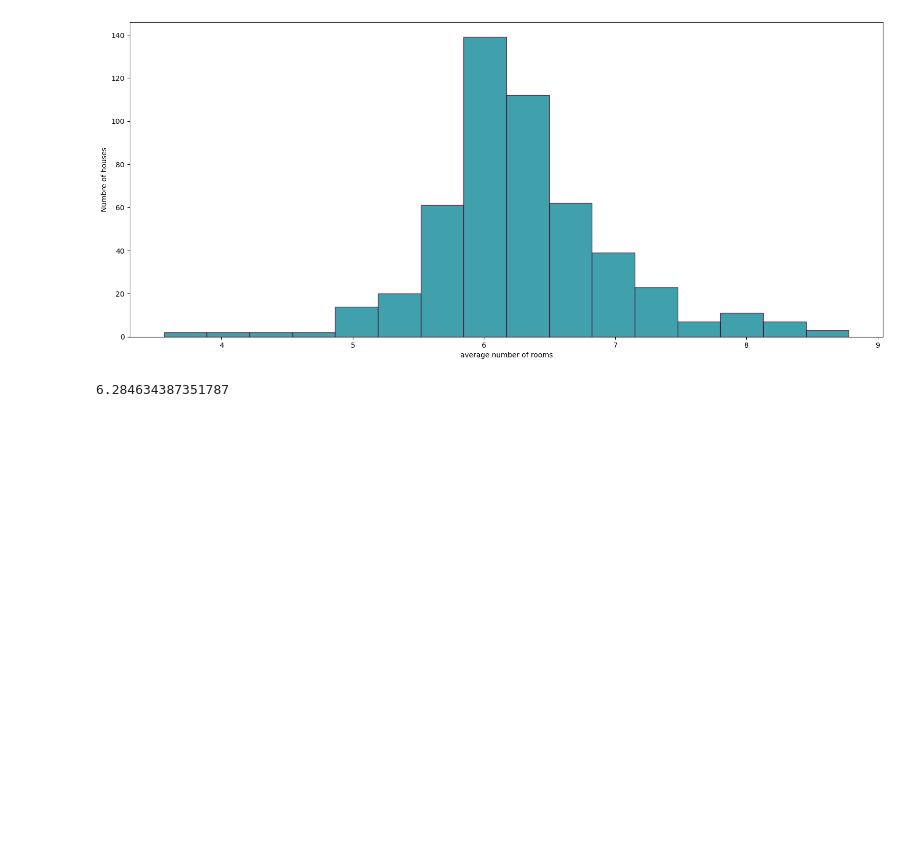
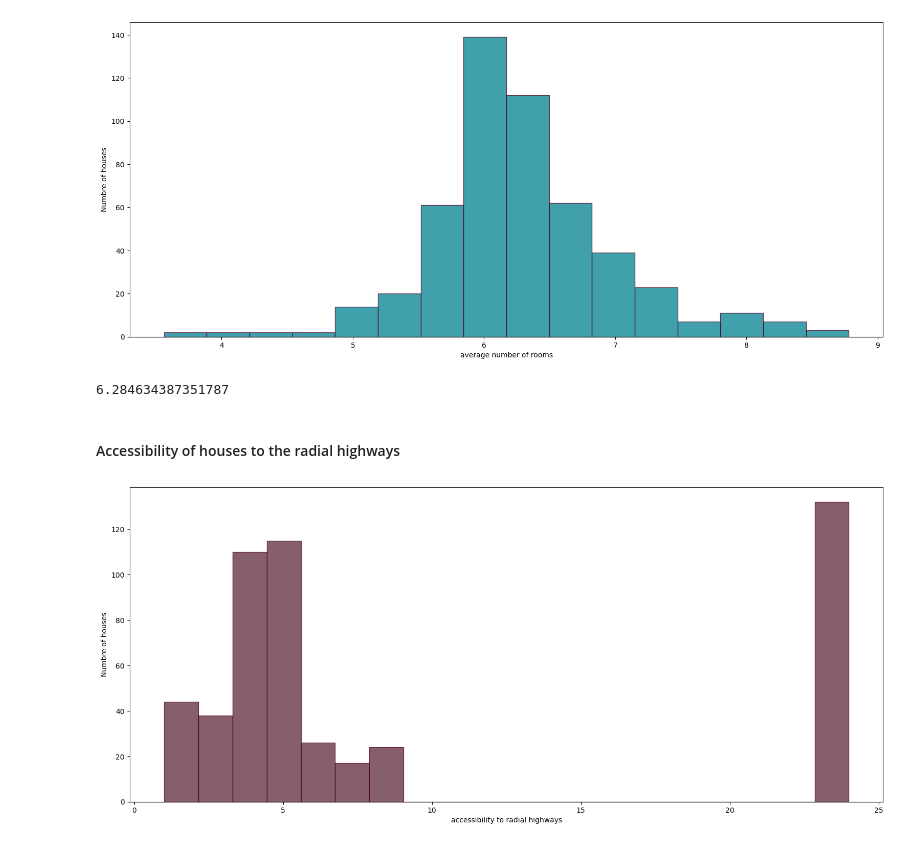
Before and after one commit to sydibyd/Python, a Jupyter notebook: Data Exploration - Boston house open_data.ipynb, the cells around one changed output. Cells and saved outputs as stored; diff of their text form; code cells hidden in the pictures; blank space fills up the shorter version.

```diff
--- a/Data Exploration.ipynb
+++ b/Data Exploration - Boston house open_data.ipynb
@@ -251,3 +239,13 @@ plt.show()
 data['RM'].mean() # true average
 # %% [output]
 6.284634387351787
+# %% [markdown]
+#### Accessibility of houses to the radial highways
+# %%
+plt.figure(figsize=(19,8))
+plt.hist(data['RAD'], bins=20, ec='#520025', color='#5f2a3b', alpha=0.75)
+plt.xlabel('accessibility to radial highways')
+plt.ylabel('Numbre of houses')
+plt.show()
+# %% [output]
+[figure, added]
```
Also changed, not shown: parts of 16 cells of this notebook.
